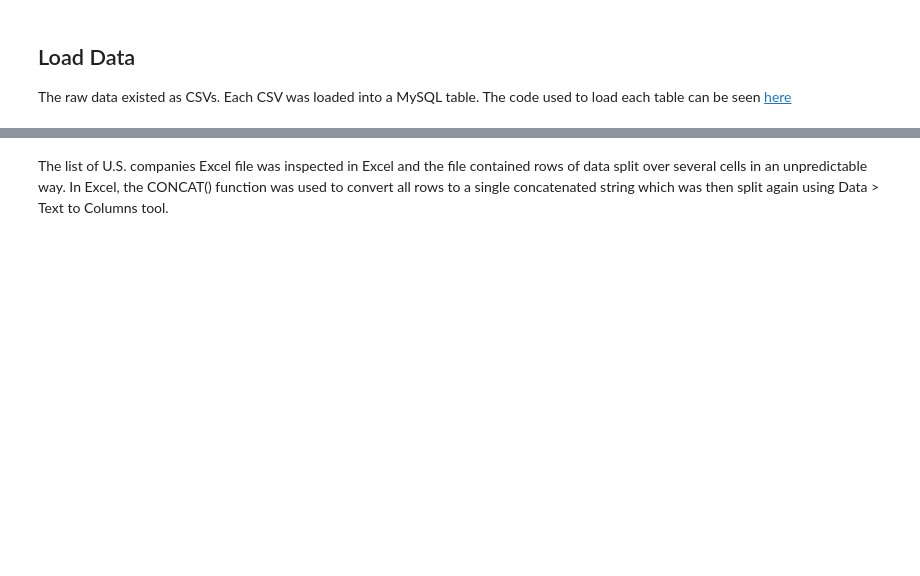
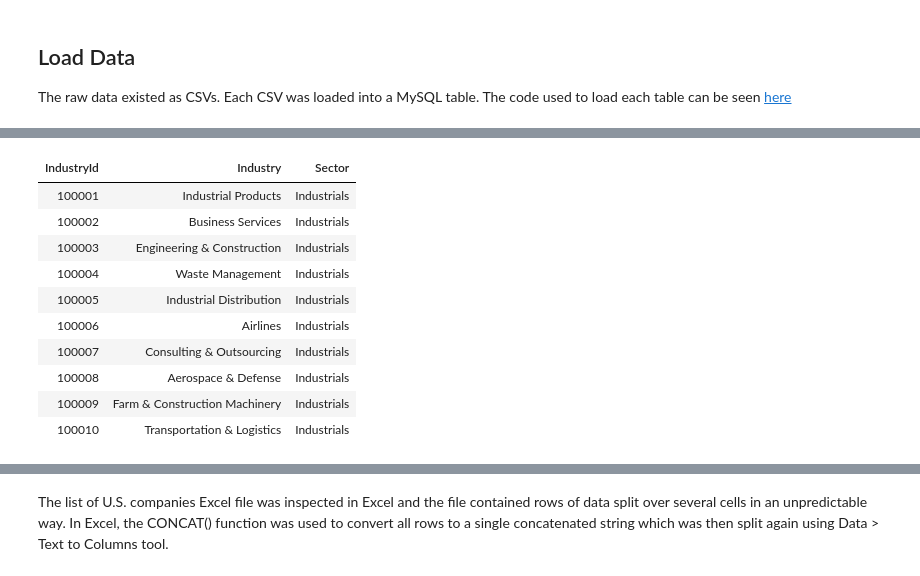
Before and after one commit to aaron-san/fundamentals-db-simfin-mysql, a Jupyter notebook: index.ipynb, the cells around one changed output, grey strips where cells are left out. Cells and saved outputs as stored; diff of their text form; code cells hidden in the pictures; blank space fills up the shorter version.

```diff
--- a/index.ipynb
+++ b/index.ipynb
@@ -101 +106,43 @@ SELECT * FROM industries;
+# %%
+
+from IPython.display import HTML, display
+import json
+import mysql.connector
+import pandas as pd
+
+with open("mysql_creds.json") as f:
+    creds = json.load(f)
+
+conn = mysql.connector.connect(
+    host=creds["host"],
+    user=creds["user"],
+    password=creds["password"],
+    database=creds["database"],
+    auth_plugin="mysql_native_password"
+)
+
+query = """
+SELECT *
+FROM industries
+ORDER BY IndustryId ASC
+LIMIT 10;
+"""
+
+cursor = conn.cursor()
+cursor.execute(query)
+df = pd.DataFrame(cursor.fetchall(), columns=[desc[0] for desc in cursor.description])
+df = df.map(lambda x: x.strip() if isinstance(x, str) else x)
+HTML(df.to_html(index=False))
+# %% [output]
+| IndustryId | Industry | Sector |
+| 100001 | Industrial Products | Industrials |
+| 100002 | Business Services | Industrials |
+| 100003 | Engineering & Construction | Industrials |
+| 100004 | Waste Management | Industrials |
+| 100005 | Industrial Distribution | Industrials |
+| 100006 | Airlines | Industrials |
+| 100007 | Consulting & Outsourcing | Industrials |
+| 100008 | Aerospace & Defense | Industrials |
+| 100009 | Farm & Construction Machinery | Industrials |
+| 100010 | Transportation & Logistics | Industrials |
 # %%
```
Also changed, not shown: parts of 21 cells of this notebook, 5 other files.
